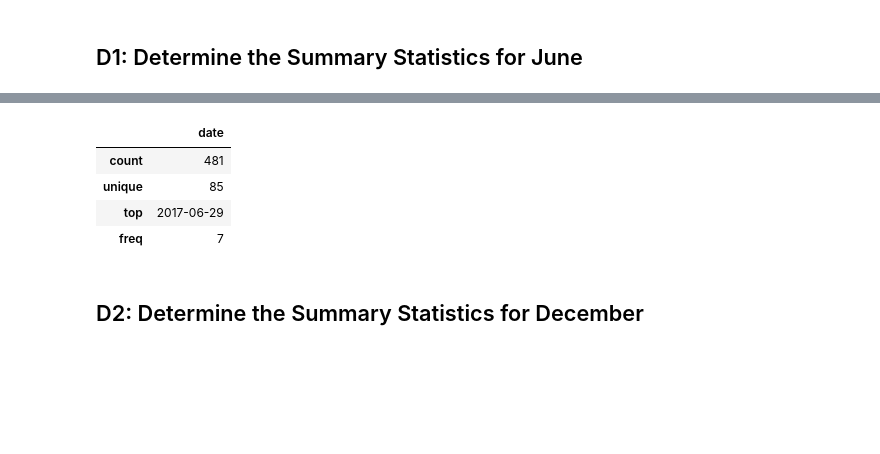
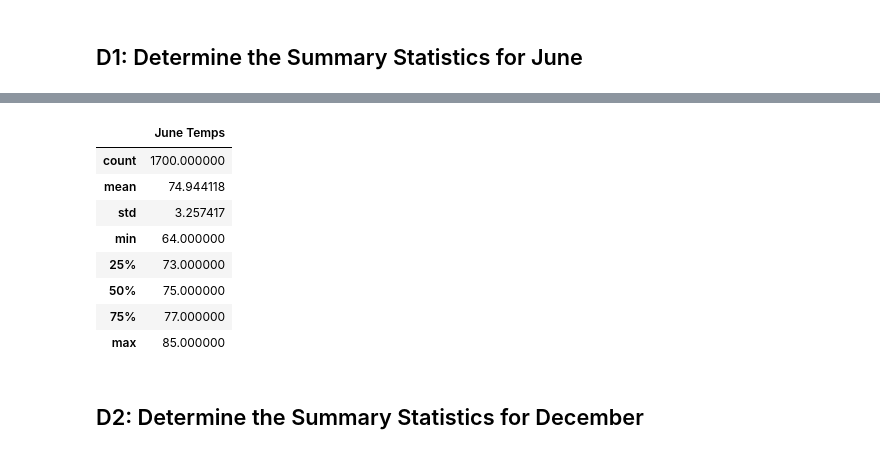
Before and after one commit to MarielaKaradzhova/surfs_up, a Jupyter notebook: SurfsUp_Challenge.ipynb, the cells around one changed output, grey strips where cells are left out. Cells and saved outputs as stored; diff of their text form; code cells hidden in the pictures; blank space fills up the shorter version.

```diff
--- a/SurfsUp_Challenge.ipynb
+++ b/SurfsUp_Challenge.ipynb
@@ -36,0 +31,35 @@ june_temp = dt.date(2017, 8, 23) - dt.timedelta(days=83)
+# %%
+# 1. Import the sqlalchemy extract function.
+from sqlalchemy import extract
+
+# 2. Write a query that filters the Measurement table to retrieve the temperatures for the month of June.
+
+june_0 = dt.date(2010, 6, 1)
+july_0 = dt.date(2010, 7, 1)
+june_1 = dt.date(2011, 6, 1)
+july_1 = dt.date(2011, 7, 1)
+june_2 = dt.date(2012, 6, 1)
+july_2 = dt.date(2012, 7, 1)
+june_3 = dt.date(2013, 6, 1)
+july_3 = dt.date(2013, 7, 1)
+june_4 = dt.date(2014, 6, 1)
+july_4 = dt.date(2014, 7, 1)
+june_5 = dt.date(2015, 6, 1)
+july_5 = dt.date(2015, 7, 1)
+june_6 = dt.date(2016, 6, 1)
+july_6 = dt.date(2016, 7, 1)
+june_7 = dt.date(2017, 6, 1)
+july_7 = dt.date(2017, 7, 1)
+
+results = []
+results = session.query(Measurement.date, Measurement.tobs)
+results = session.query(Measurement.date, Measurement.tobs).\
+filter((Measurement.date >= june_0) & (Measurement.date < july_0)|
+       (Measurement.date >= june_1) & (Measurement.date < july_1)|
+       (Measurement.date >= june_2) & (Measurement.date < july_2)|
+       (Measurement.date >= june_3) & (Measurement.date < july_3)|
+       (Measurement.date >= june_4) & (Measurement.date < july_4)|
+       (Measurement.date >= june_5) & (Measurement.date < july_5)|
+       (Measurement.date >= june_6) & (Measurement.date < july_6)|
+       (Measurement.date >= june_7) & (Measurement.date < july_7)).all()
+print(results)
@@ -37,5 +68,5 @@ june_temp = dt.date(2017, 8, 23) - dt.timedelta(days=83)
 # %%
 #  3. Convert the June temperatures to a list.
-results = session.query(Measurement.date).filter(Measurement.date >=june_temp).all()
-print(results)
+june_temps = list(results)
+print(june_temps)
 # %% [output]
@@ -43,6 +74,8 @@ print(results)
 # %%
 # 4. Create a DataFrame from the list of temperatures for the month of June.
-june_temp_df = pd.DataFrame(results, columns=['date'])
+june_temps_df = pd.DataFrame(results, columns=["date", "June Temps"])
+june_temps_df = june_temps_df.set_index(june_temps_df["date"], inplace=False)
+print(june_temp_df)
 
 print(df)
 # %% [output]
@@ -62,12 +98,16 @@ print(df)
 [481 rows x 2 columns]
 # %%
 # 5. Calculate and print out the summary statistics for the June temperature DataFrame.
-june_temp_df.describe()
+june_temps_df.describe()
 # %% [output]
-|  | date |
-| count | 481 |
-| unique | 85 |
-| top | 2017-06-29 |
-| freq | 7 |
+|  | June Temps |
+| count | 1700.000000 |
+| mean | 74.944118 |
+| std | 3.257417 |
+| min | 64.000000 |
+| 25% | 73.000000 |
+| 50% | 75.000000 |
+| 75% | 77.000000 |
+| max | 85.000000 |
 # %% [markdown]
 ## D2: Determine the Summary Statistics for December
```
Also changed, not shown: parts of 9 cells of this notebook, 6 other files.
